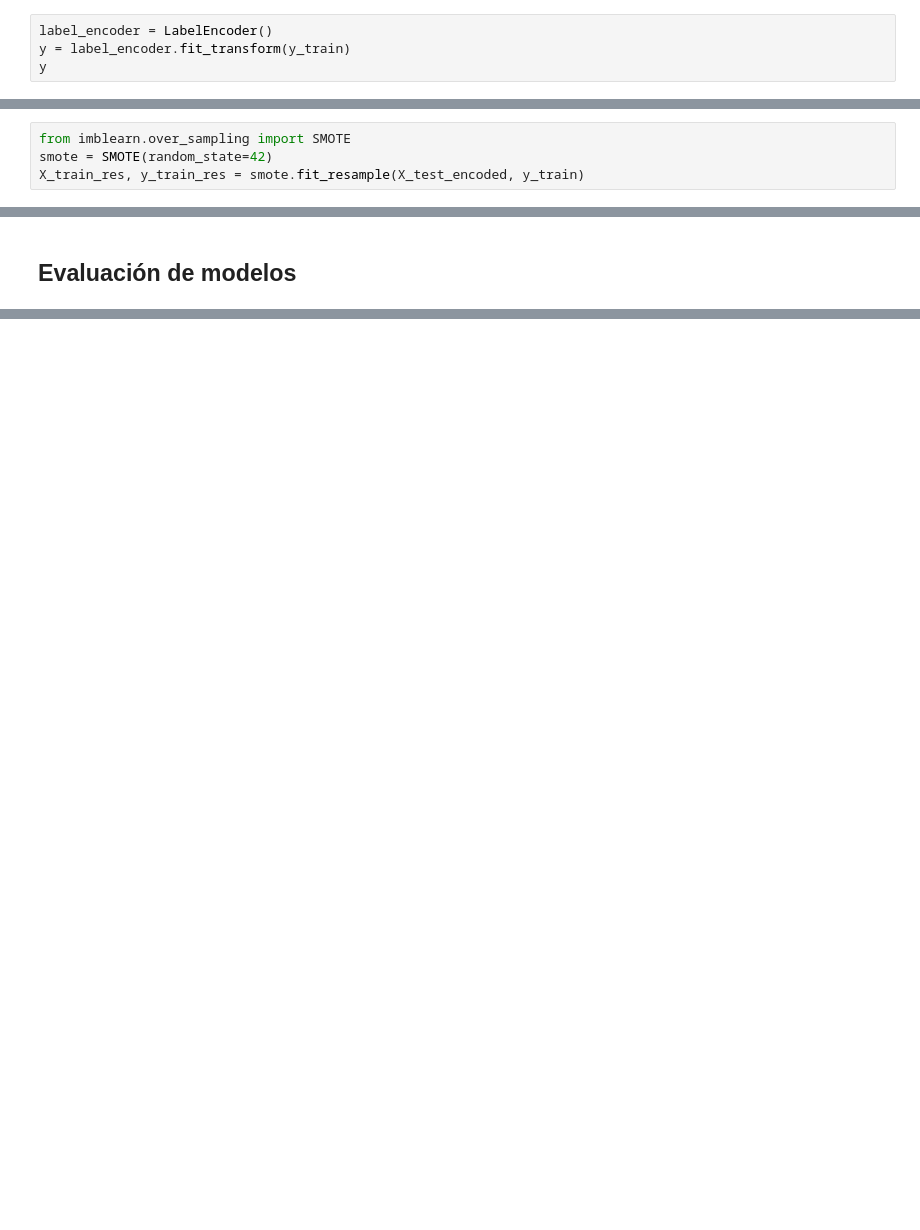
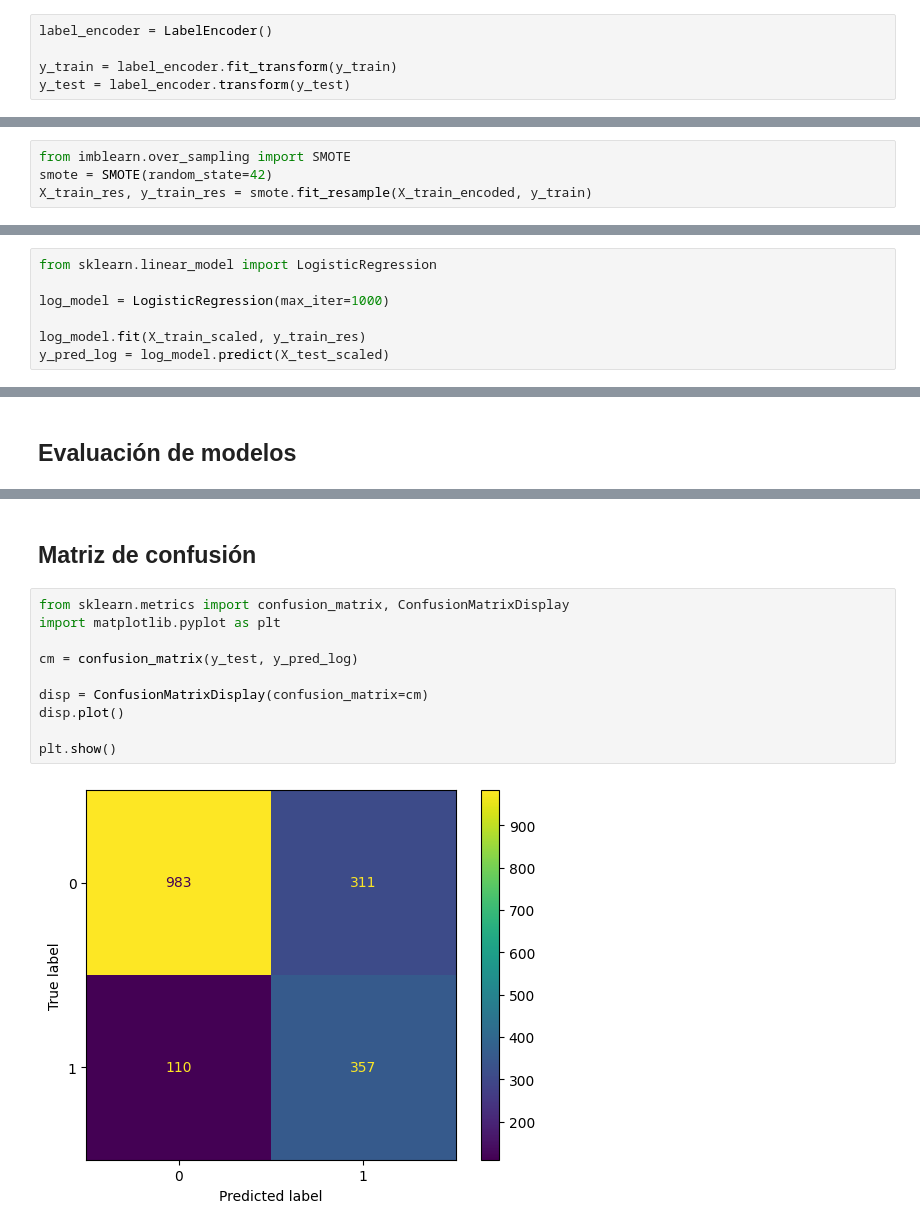
Before and after one commit to AndreaCisneros/challenge-telecomx-2, a Jupyter notebook: telecomx-2.ipynb, the cells around one changed output, grey strips where cells are left out. Drawn from its saved outputs; the diff is of its cells as text; blank space fills up the shorter version.

Commit message:
Finaliza sección Creación de modelos

```diff
--- a/telecomx-2.ipynb
+++ b/telecomx-2.ipynb
@@ -211,5 +205,6 @@ X_test_encoded.head()
 from sklearn.preprocessing import LabelEncoder
 # %%
 label_encoder = LabelEncoder()
-y = label_encoder.fit_transform(y_train)
-y
+
+y_train = label_encoder.fit_transform(y_train)
+y_test = label_encoder.transform(y_test)
@@ -236,6 +228,6 @@ Name: proportion, dtype: float64
 # %%
 from imblearn.over_sampling import SMOTE
 smote = SMOTE(random_state=42)
-X_train_res, y_train_res = smote.fit_resample(X_test_encoded, y_train)
+X_train_res, y_train_res = smote.fit_resample(X_train_encoded, y_train)
 # %% [markdown]
 ## Normalización o estandarización
@@ -348,0 +347,7 @@ plt.show()
+# %%
+from sklearn.linear_model import LogisticRegression
+
+log_model = LogisticRegression(max_iter=1000)
+
+log_model.fit(X_train_scaled, y_train_res)
+y_pred_log = log_model.predict(X_test_scaled)
@@ -350,0 +441,14 @@ plt.show()
+# %% [markdown]
+## Matriz de confusión
+# %%
+from sklearn.metrics import confusion_matrix, ConfusionMatrixDisplay
+import matplotlib.pyplot as plt
+
+cm = confusion_matrix(y_test, y_pred_log)
+
+disp = ConfusionMatrixDisplay(confusion_matrix=cm)
+disp.plot()
+
+plt.show()
+# %% [output]
+[figure, added]
```
Also changed, not shown: parts of 19 cells of this notebook.
